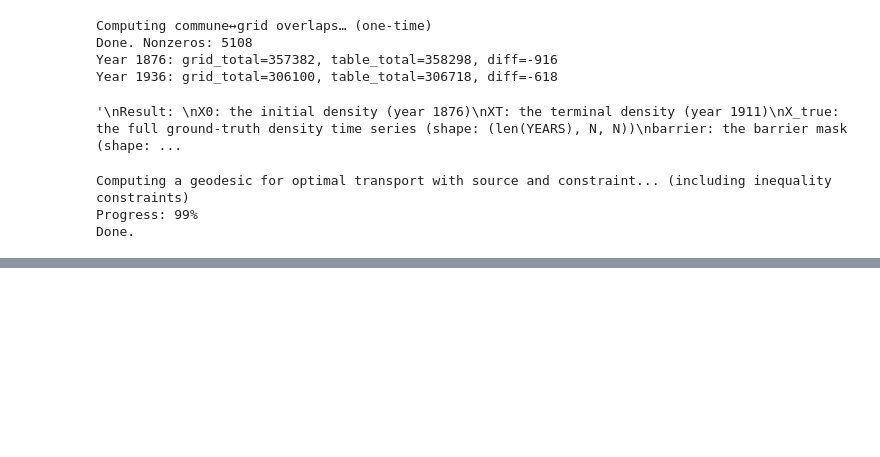
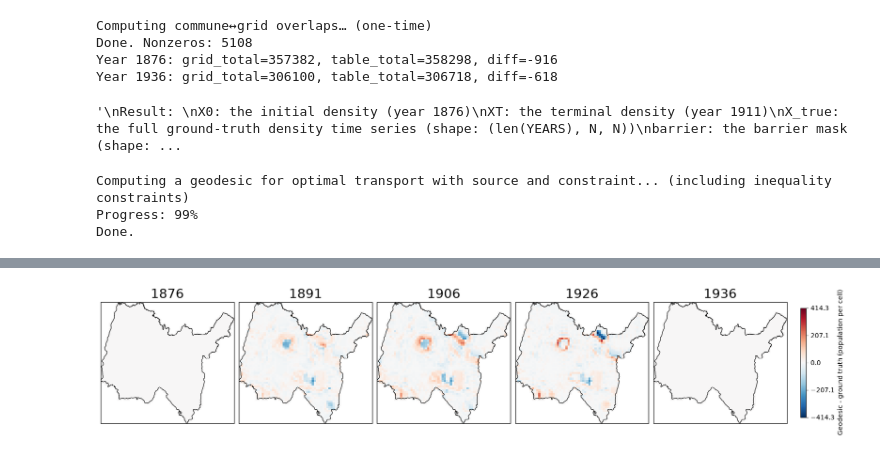
Before and after one commit to mao1756/acuot, a Jupyter notebook: paper/005-mixed-constraint-france.ipynb, the cells around one changed output, grey strips where cells are left out. Cells and saved outputs as stored; diff of their text form; code cells hidden in the pictures; blank space fills up the shorter version.

```diff
--- a/paper/005-mixed-constraint-france.ipynb
+++ b/paper/005-mixed-constraint-france.ipynb
@@ -485,3 +484,95 @@ fig, axes = figure_true_ot_2row(
+# %%
+# Density discrepancy: calculated geodesic minus ground truth (figure 023)
+# Reuse the retained solution; one row, with the same years as figure 008.
+import numpy as np
+import matplotlib.pyplot as plt
+from pathlib import Path
+
+
+def figure_density_discrepancy_1row(
+    year_list,
+    draw_communes=True,
+    cmap="RdBu_r",
+    dep_lw=0.8,
+    com_lw=0.25,
+    width_per_col=3.0,
+    height_per_row=3.0,
+    savepath=None,
+    dpi=300,
+):
+    """Plot signed density errors with one shared, zero-centered colorbar.
+
+    Values retain the population-per-cell units of figure 008. Red indicates
+    overestimation and blue underestimation with the default colormap.
+    """
+    rho_ot = np.asarray(X_ot.U.D[0])  # Staggered densities include both endpoints.
+    rho_true = np.asarray(X_true)
+    years_arr = np.asarray(years)
+    year_list = list(year_list)
+    if not year_list:
+        raise ValueError("Select at least one year to plot.")
+    if rho_ot.shape != rho_true.shape or rho_true.shape[0] != len(years_arr):
+        raise ValueError("Geodesic and ground truth must share the same year nodes and spatial grid.")
+    barrier_mask = np.asarray(barrier) > 0.5
+    if barrier_mask.shape != rho_true.shape[1:]:
+        raise ValueError("Barrier and density grids must match.")
+
+    discrepancies = []
+    for yr in year_list:
+        indices = np.flatnonzero(years_arr == yr)
+        if indices.size != 1:
+            raise ValueError(f"Year {yr} must occur once in {years_arr.tolist()}.")
+        i = int(indices[0])
+        # Subtract raw densities: no clipping, absolute value, or renormalization.
+        discrepancies.append(np.ma.array(rho_ot[i] - rho_true[i], mask=barrier_mask))
+
+    values = np.concatenate([z.compressed() for z in discrepancies])
+    if values.size == 0 or not np.all(np.isfinite(values)):
+        raise ValueError("Unmasked density discrepancies must be nonempty and finite.")
+    # The full range is shared by every year, so no extrema are hidden by clipping.
+    max_abs = float(np.max(np.abs(values)))
+    limit = max_abs if max_abs > 0 else 1.0
+    norm = plt.Normalize(vmin=-limit, vmax=limit)
+
+    fig, axes = plt.subplots(
+        1, len(year_list),
+        figsize=(width_per_col * len(year_list) + 1.2, height_per_row),
+        squeeze=False, layout="constrained",
+    )
+    for ax, yr, discrepancy in zip(axes[0, :], year_list, discrepancies):
+        pcm = ax.pcolormesh(
+            x_edges, y_edges, discrepancy, shading="auto", cmap=cmap, norm=norm,
+        )
+        if globals().get("ain_dep") is not None:
+            ain_dep.plot(ax=ax, facecolor="none", linewidth=dep_lw)
+        if draw_communes and globals().get("ain_com") is not None:
+            ain_com.boundary.plot(ax=ax, linewidth=com_lw)
+        ax.set_aspect("equal")
+        ax.set_xticks([])
+        ax.set_yticks([])
+        ax.set_title(f"{int(yr)}", fontsize=20)
+
+    cb = fig.colorbar(
+        pcm, ax=axes[0, :].tolist(), orientation="vertical",
+        fraction=0.03, pad=0.02, shrink=0.9, aspect=20,
+        ticks=np.linspace(-limit, limit, 5) if max_abs > 0 else [0.0],
+    )
+    cb.set_label("Geodesic - ground truth (population per cell)", fontsize=10)
+    cb.ax.tick_params(labelsize=10)
+
+    if savepath:
+        Path(savepath).parent.mkdir(parents=True, exist_ok=True)
+        fig.savefig(savepath, dpi=dpi, bbox_inches="tight")
+    return fig, axes
+
+
+fig_discrepancy, axes_discrepancy = figure_density_discrepancy_1row(
+    list(years[::3]) + [years[-1]],
+    draw_communes=True,
+    savepath="figures/023-ain-density-discrepancy.png",
+)
+# %% [output]
+[figure, added]
 # %%
 # Plot the momentum & source
 import numpy as np
```
Also changed, not shown: parts of 6 cells of this notebook, 6 other files.
